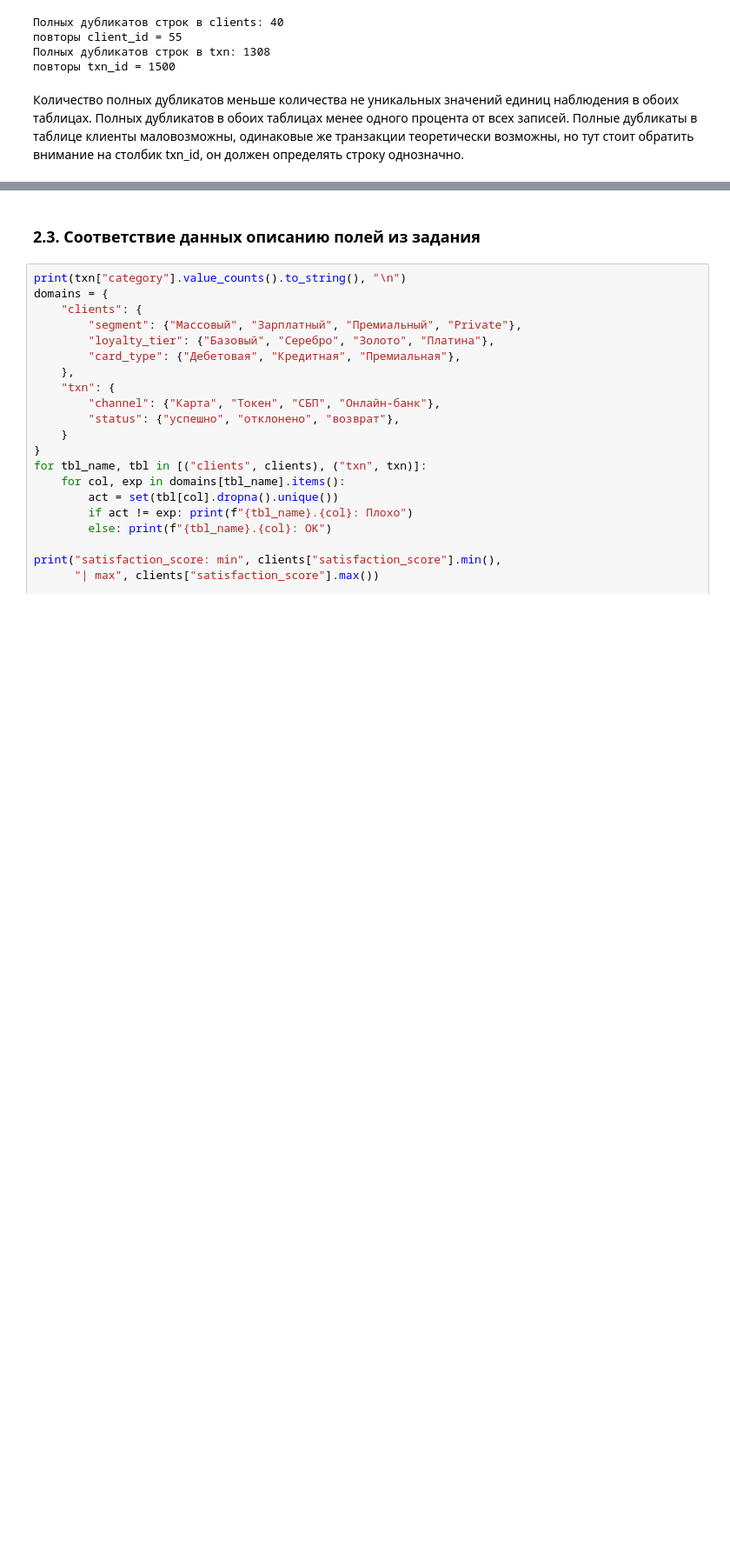
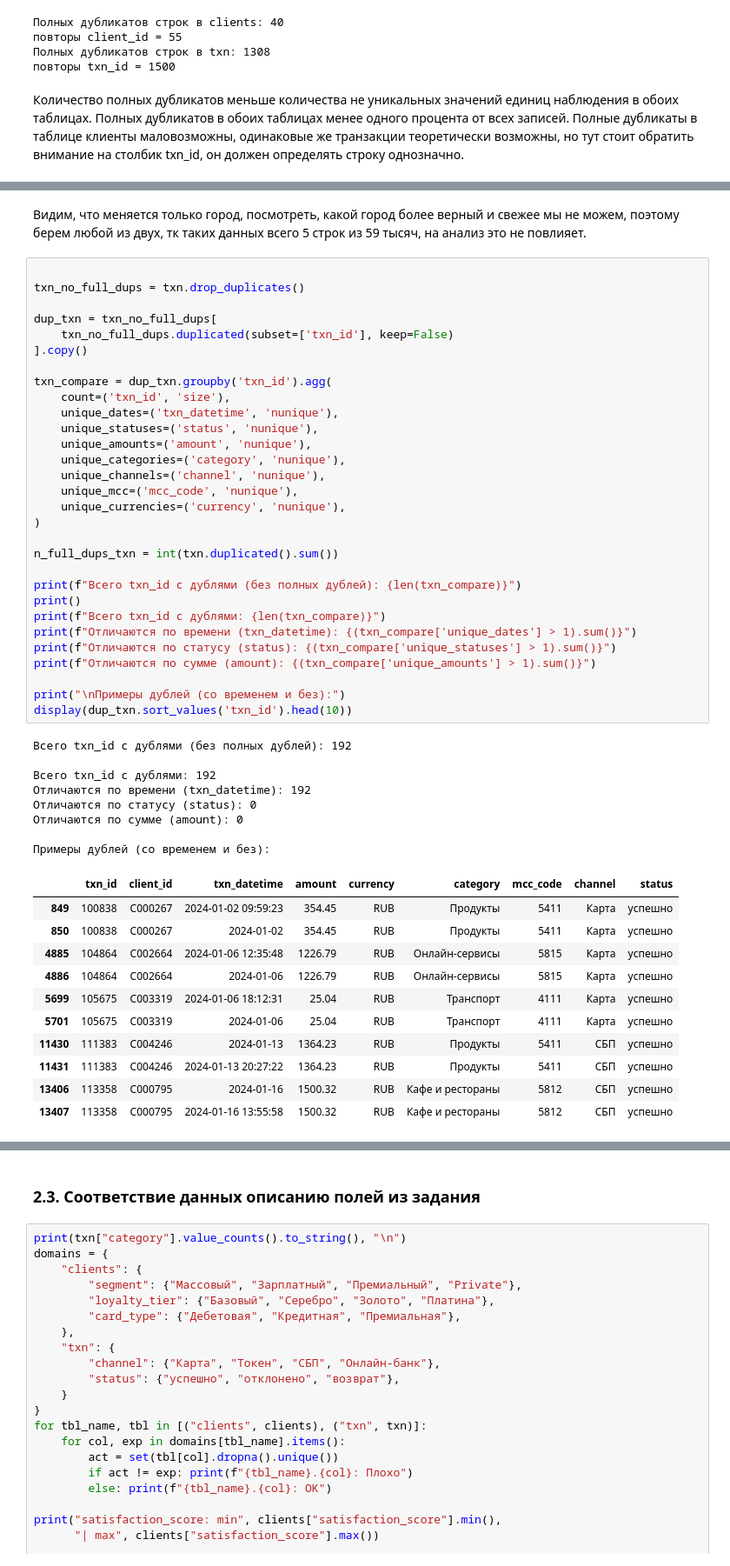
Before and after one commit to sonestos/Nikitenko_Sofya_Lab1, a Jupyter notebook: 01_analysis.ipynb, the cells around one changed output, grey strips where cells are left out. Shown at 87% size. Drawn from its saved outputs; the diff is of its cells as text; blank space fills up the shorter version.

```diff
--- a/01_analysis.ipynb
+++ b/01_analysis.ipynb
@@ -158,0 +224,52 @@ print("повторы txn_id =", len(txn) - txn['txn_id'].nunique())
+# %% [markdown]
+Видим, что меняется только город, посмотреть, какой город более верный и свежее мы не можем, поэтому берем любой из двух, тк таких данных всего 5 строк из 59 тысяч, на анализ это не повлияет.
+# %%
+
+txn_no_full_dups = txn.drop_duplicates()
+
+dup_txn = txn_no_full_dups[
+    txn_no_full_dups.duplicated(subset=['txn_id'], keep=False)
+].copy()
+
+txn_compare = dup_txn.groupby('txn_id').agg(
+    count=('txn_id', 'size'),
+    unique_dates=('txn_datetime', 'nunique'),
+    unique_statuses=('status', 'nunique'),
+    unique_amounts=('amount', 'nunique'),
+    unique_categories=('category', 'nunique'),
+    unique_channels=('channel', 'nunique'),
+    unique_mcc=('mcc_code', 'nunique'),
+    unique_currencies=('currency', 'nunique'),
+)
+
+n_full_dups_txn = int(txn.duplicated().sum())
+
+print(f"Всего txn_id с дублями (без полных дублей): {len(txn_compare)}")
+print()
+print(f"Всего txn_id с дублями: {len(txn_compare)}")
+print(f"Отличаются по времени (txn_datetime): {(txn_compare['unique_dates'] > 1).sum()}")
+print(f"Отличаются по статусу (status): {(txn_compare['unique_statuses'] > 1).sum()}")
+print(f"Отличаются по сумме (amount): {(txn_compare['unique_amounts'] > 1).sum()}")
+
+print("\nПримеры дублей (со временем и без):")
+display(dup_txn.sort_values('txn_id').head(10))
+# %% [output]
+Всего txn_id с дублями (без полных дублей): 192
+
+Всего txn_id с дублями: 192
+Отличаются по времени (txn_datetime): 192
+Отличаются по статусу (status): 0
+Отличаются по сумме (amount): 0
+
+Примеры дублей (со временем и без):
+|  | txn_id | client_id | txn_datetime | amount | currency | category | mcc_code | channel | status |
+| 849 | 100838 | C000267 | 2024-01-02 09:59:23 | 354.45 | RUB | Продукты | 5411 | Карта | успешно |
+| 850 | 100838 | C000267 | 2024-01-02 | 354.45 | RUB | Продукты | 5411 | Карта | успешно |
+| 4885 | 104864 | C002664 | 2024-01-06 12:35:48 | 1226.79 | RUB | Онлайн-сервисы | 5815 | Карта | успешно |
+| 4886 | 104864 | C002664 | 2024-01-06 | 1226.79 | RUB | Онлайн-сервисы | 5815 | Карта | успешно |
+| 5699 | 105675 | C003319 | 2024-01-06 18:12:31 | 25.04 | RUB | Транспорт | 4111 | Карта | успешно |
+| 5701 | 105675 | C003319 | 2024-01-06 | 25.04 | RUB | Транспорт | 4111 | Карта | успешно |
+| 11430 | 111383 | C004246 | 2024-01-13 | 1364.23 | RUB | Продукты | 5411 | СБП | успешно |
+| 11431 | 111383 | C004246 | 2024-01-13 20:27:22 | 1364.23 | RUB | Продукты | 5411 | СБП | успешно |
+| 13406 | 113358 | C000795 | 2024-01-16 | 1500.32 | RUB | Кафе и рестораны | 5812 | СБП | успешно |
+| 13407 | 113358 | C000795 | 2024-01-16 13:55:58 | 1500.32 | RUB | Кафе и рестораны | 5812 | СБП | успешно |
```
Also changed, not shown: parts of 37 cells of this notebook.
